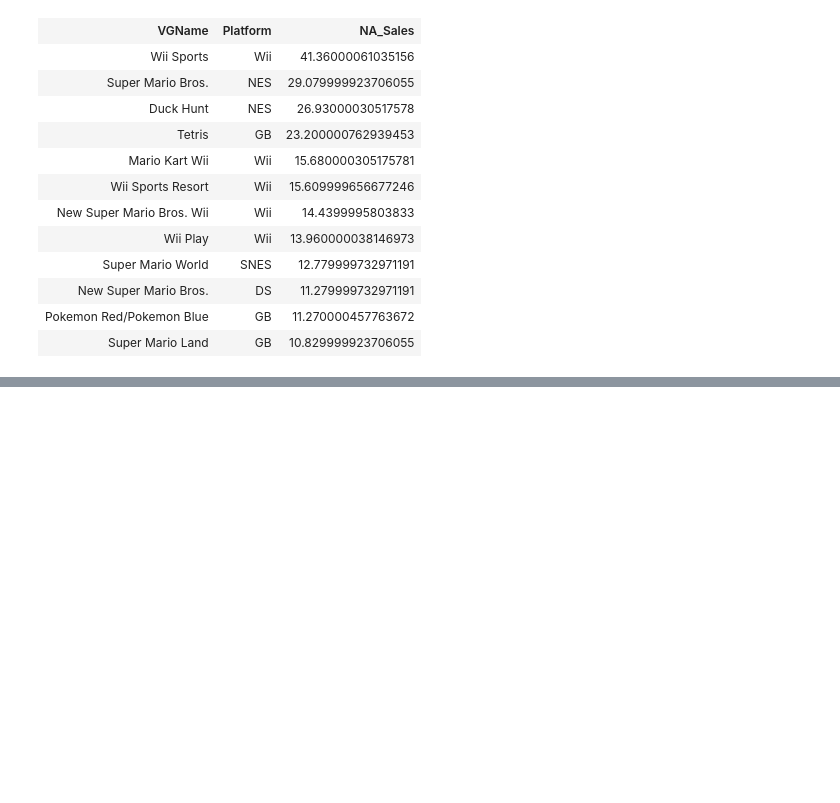
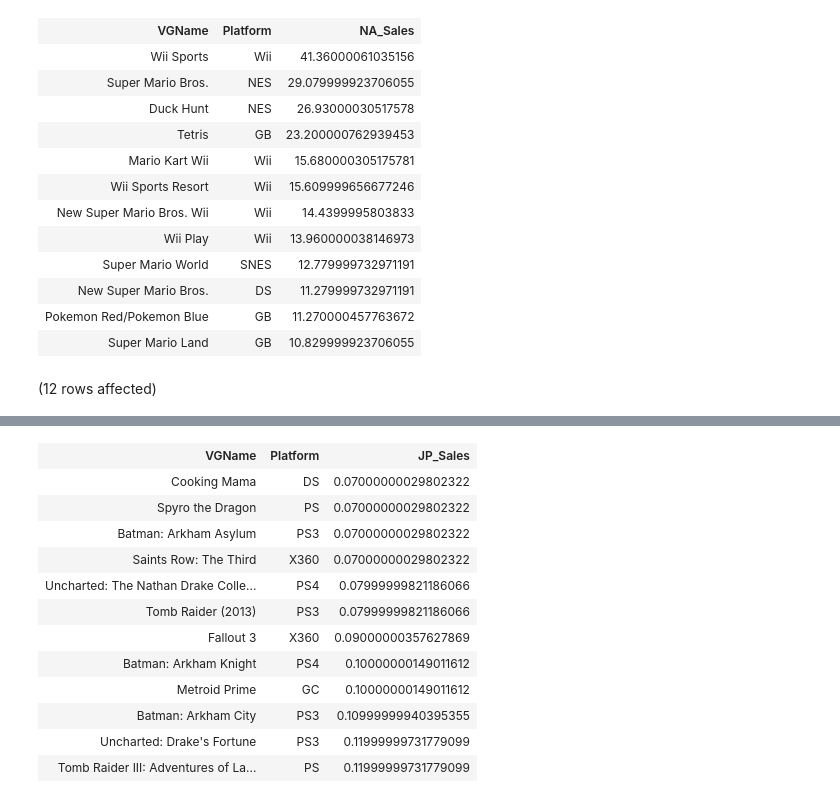
Before and after one commit to GokuUzumaki03/Azure-Project, a Jupyter notebook: Notebook-ads.ipynb, the cells around one changed output, grey strips where cells are left out. Cells and saved outputs as stored; diff of their text form; code cells hidden in the pictures; blank space fills up the shorter version.

```diff
--- a/Notebook-ads.ipynb
+++ b/Notebook-ads.ipynb
@@ -106,3 +106,10 @@ Total execution time: 00:00:00.038
 | New Super Mario Bros. | DS | 11.279999732971191 |
 | Pokemon Red/Pokemon Blue | GB | 11.270000457763672 |
 | Super Mario Land | GB | 10.829999923706055 |
+# %%
+SELECT TOP 12 VGName, Platform, JP_Sales
+FROM GameSales.dbo.VideoGamesSales
+Where JP_Sales > 0.07
+ORDER BY JP_Sales
+# %% [output]
+(12 rows affected)
@@ -108,0 +117,13 @@ Total execution time: 00:00:00.038
+| VGName | Platform | JP_Sales |
+| Cooking Mama | DS | 0.07000000029802322 |
+| Spyro the Dragon | PS | 0.07000000029802322 |
+| Batman: Arkham Asylum | PS3 | 0.07000000029802322 |
+| Saints Row: The Third | X360 | 0.07000000029802322 |
+| Uncharted: The Nathan Drake Colle... | PS4 | 0.07999999821186066 |
+| Tomb Raider (2013) | PS3 | 0.07999999821186066 |
+| Fallout 3 | X360 | 0.09000000357627869 |
+| Batman: Arkham Knight | PS4 | 0.10000000149011612 |
+| Metroid Prime | GC | 0.10000000149011612 |
+| Batman: Arkham City | PS3 | 0.10999999940395355 |
+| Uncharted: Drake's Fortune | PS3 | 0.11999999731779099 |
+| Tomb Raider III: Adventures of La... | PS | 0.11999999731779099 |
```
Also changed, not shown: parts of 1 cell of this notebook.
